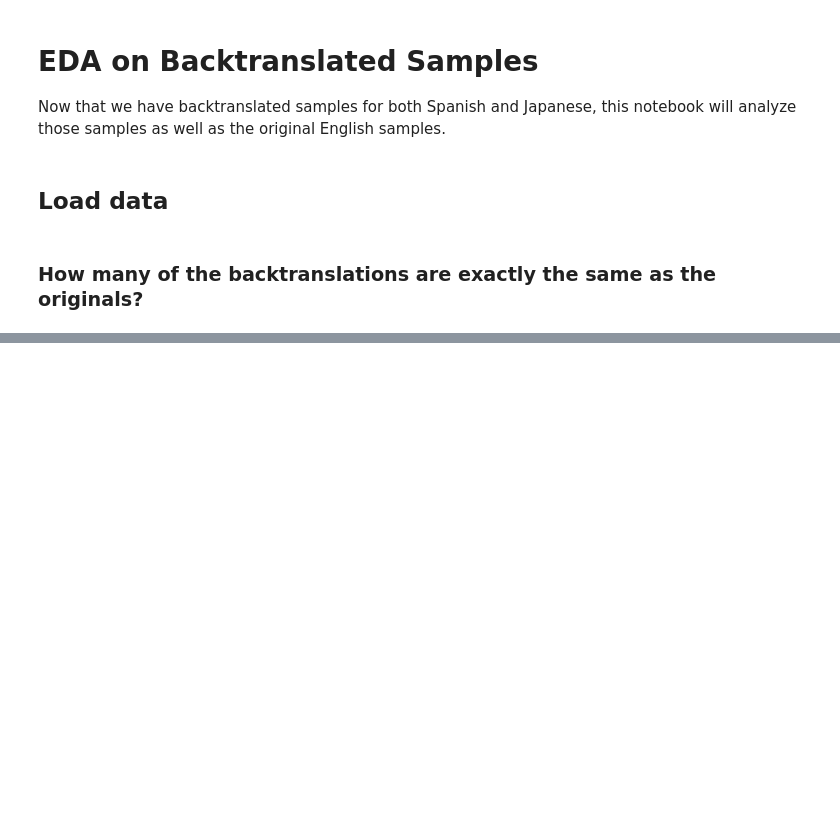
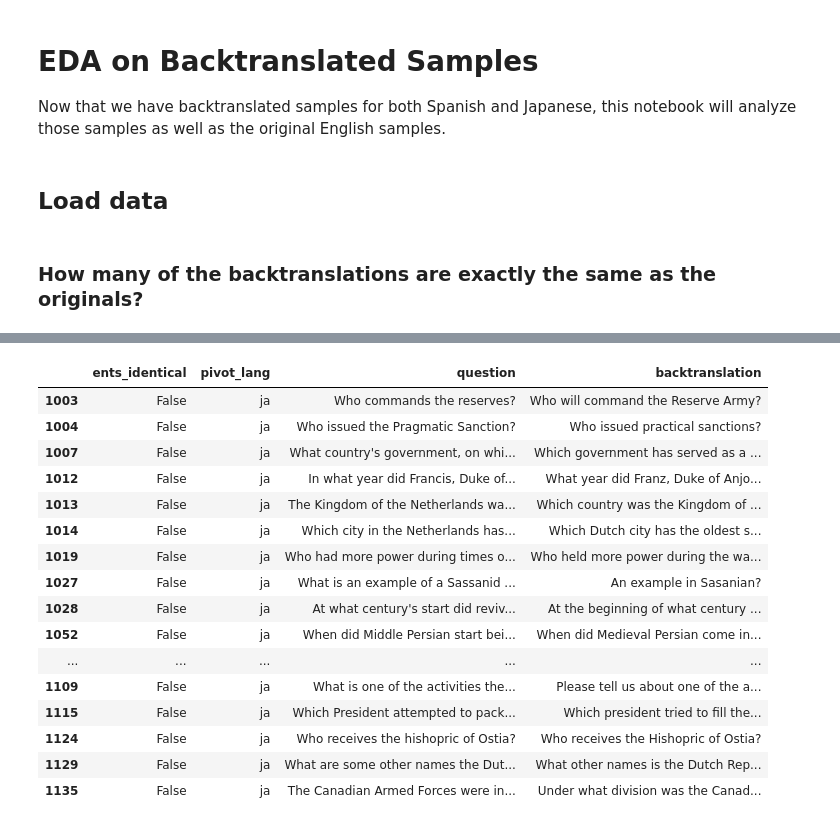
Before and after one commit to mark-torres10/datasetArtifacts, a Jupyter notebook: notebooks/backtranslation_eda.ipynb, the cells around one changed output, grey strips where cells are left out. Drawn from its saved outputs; the diff is of its cells as text; code cells hidden in the pictures; blank space fills up the shorter version.

```diff
--- a/notebooks/backtranslation_eda.ipynb
+++ b/notebooks/backtranslation_eda.ipynb
@@ -62,0 +120,22 @@ df.groupby("pivot_lang").apply(
+# %%
+ents_identical_by_lang[ents_identical_by_lang["pivot_lang"] == "ja"][
+    ~ents_identical_by_lang["ents_identical"]
+].head(30)
+# %% [output]
+|  | ents_identical | pivot_lang | question | backtranslation |
+| 1003 | False | ja | Who commands the reserves? | Who will command the Reserve Army? |
+| 1004 | False | ja | Who issued the Pragmatic Sanction? | Who issued practical sanctions? |
+| 1007 | False | ja | What country's government, on whi... | Which government has served as a ... |
+| 1012 | False | ja | In what year did Francis, Duke of... | What year did Franz, Duke of Anjo... |
+| 1013 | False | ja | The Kingdom of the Netherlands wa... | Which country was the Kingdom of ... |
+| 1014 | False | ja | Which city in the Netherlands has... | Which Dutch city has the oldest s... |
+| 1019 | False | ja | Who had more power during times o... | Who held more power during the wa... |
+| 1027 | False | ja | What is an example of a Sassanid ... | An example in Sasanian? |
+| 1028 | False | ja | At what century's start did reviv... | At the beginning of what century ... |
+| 1052 | False | ja | When did Middle Persian start bei... | When did Medieval Persian come in... |
+| ... | ... | ... | ... | ... |
+| 1109 | False | ja | What is one of the activities the... | Please tell us about one of the a... |
+| 1115 | False | ja | Which President attempted to pack... | Which president tried to fill the... |
+| 1124 | False | ja | Who receives the hishopric of Ostia? | Who receives the Hishopric of Ostia? |
+| 1129 | False | ja | What are some other names the Dut... | What other names is the Dutch Rep... |
+| 1135 | False | ja | The Canadian Armed Forces were in... | Under what division was the Canad... |
```
Also changed, not shown: parts of 30 cells of this notebook, 3 other files.
